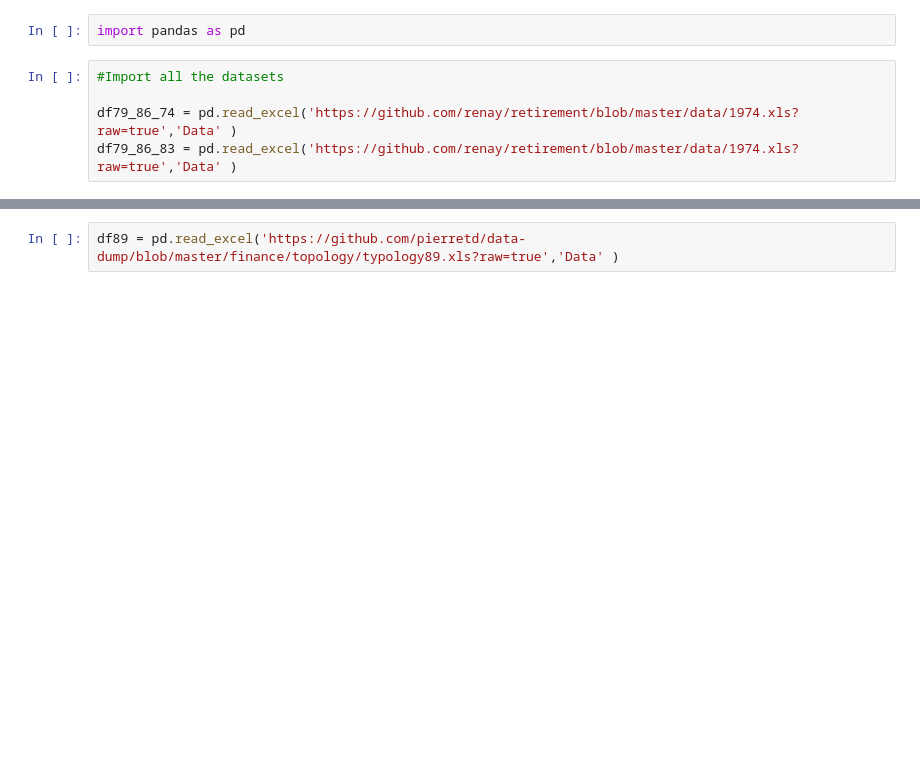
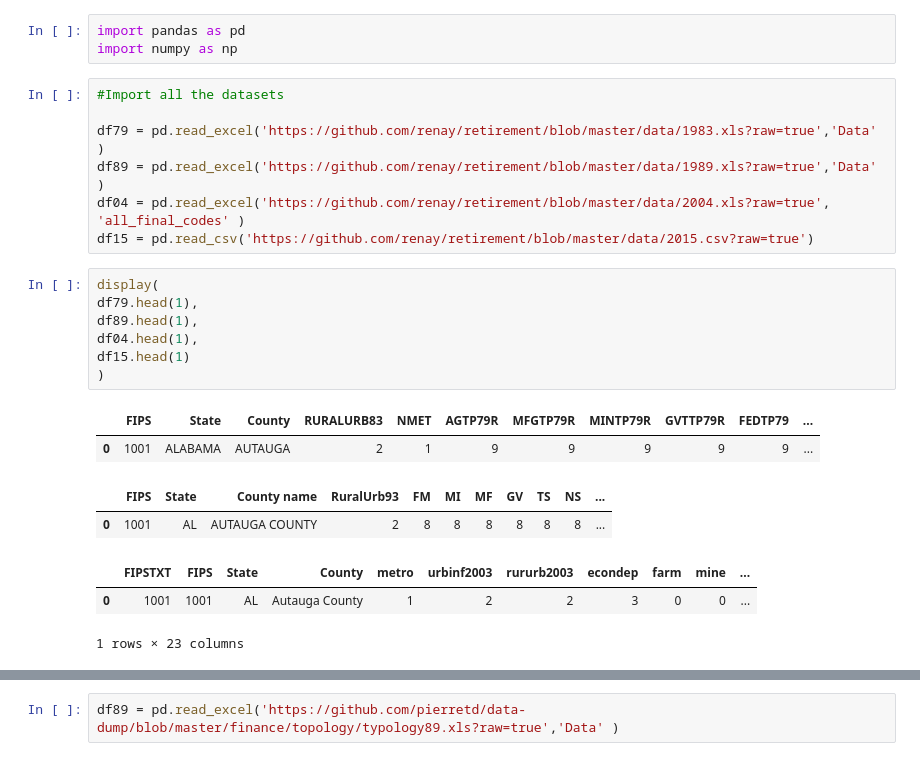
Before and after one commit to renay/retirement, a Jupyter notebook: proccessing.ipynb, the cells around one changed output, grey strips where cells are left out. Drawn from its saved outputs; the diff is of its cells as text; blank space fills up the shorter version.

```diff
--- a/proccessing.ipynb
+++ b/proccessing.ipynb
@@ -1,7 +1,25 @@
 # %%
 import pandas as pd
+import numpy as np
 # %%
 #Import all the datasets
 
-df79_86_74 = pd.read_excel('https://github.com/renay/retirement/blob/master/data/1974.xls?raw=true','Data' )
-df79_86_83 = pd.read_excel('https://github.com/renay/retirement/blob/master/data/1974.xls?raw=true','Data' )
+df79 = pd.read_excel('https://github.com/renay/retirement/blob/master/data/1983.xls?raw=true','Data' )
+df89 = pd.read_excel('https://github.com/renay/retirement/blob/master/data/1989.xls?raw=true','Data' )
+df04 = pd.read_excel('https://github.com/renay/retirement/blob/master/data/2004.xls?raw=true', 'all_final_codes' )
+df15 = pd.read_csv('https://github.com/renay/retirement/blob/master/data/2015.csv?raw=true')
+# %%
+display(
+df79.head(1),
+df89.head(1),
+df04.head(1),
+df15.head(1)
+)
+# %% [output]
+|  | FIPS | State | County | RURALURB83 | NMET | AGTP79R | MFGTP79R | MINTP79R | GVTTP79R | FEDTP79 | ... |
+| 0 | 1001 | ALABAMA | AUTAUGA | 2 | 1 | 9 | 9 | 9 | 9 | 9 | ... |
+|  | FIPS | State | County name | RuralUrb93 | FM | MI | MF | GV | TS | NS | ... |
+| 0 | 1001 | AL | AUTAUGA COUNTY | 2 | 8 | 8 | 8 | 8 | 8 | 8 | ... |
+|  | FIPSTXT | FIPS | State | County | metro | urbinf2003 | rururb2003 | econdep | farm | mine | ... |
+| 0 | 1001 | 1001 | AL | Autauga County | 1 | 2 | 2 | 3 | 0 | 0 | ... |
+1 rows × 23 columns
```
Also changed, not shown: parts of 18 cells of this notebook, 8 other files.
